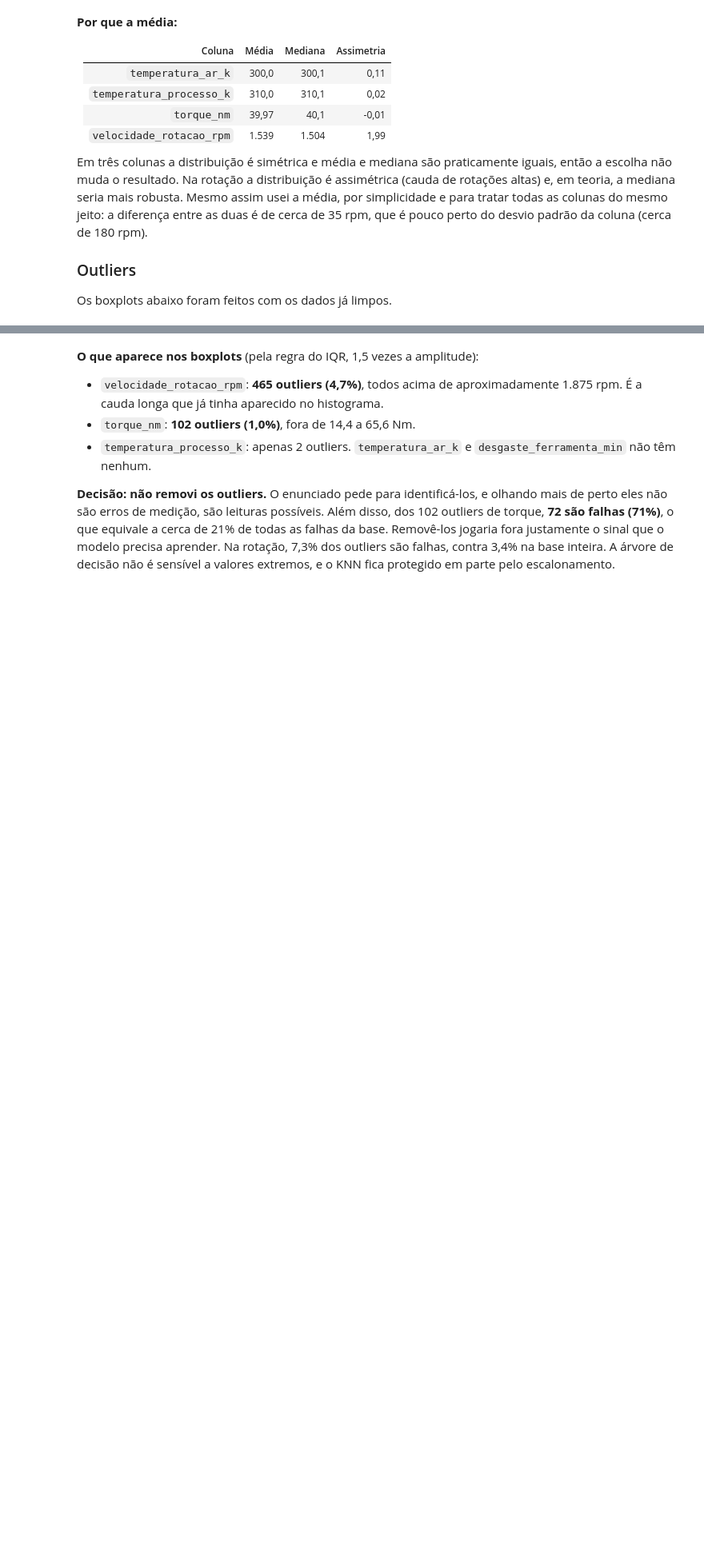
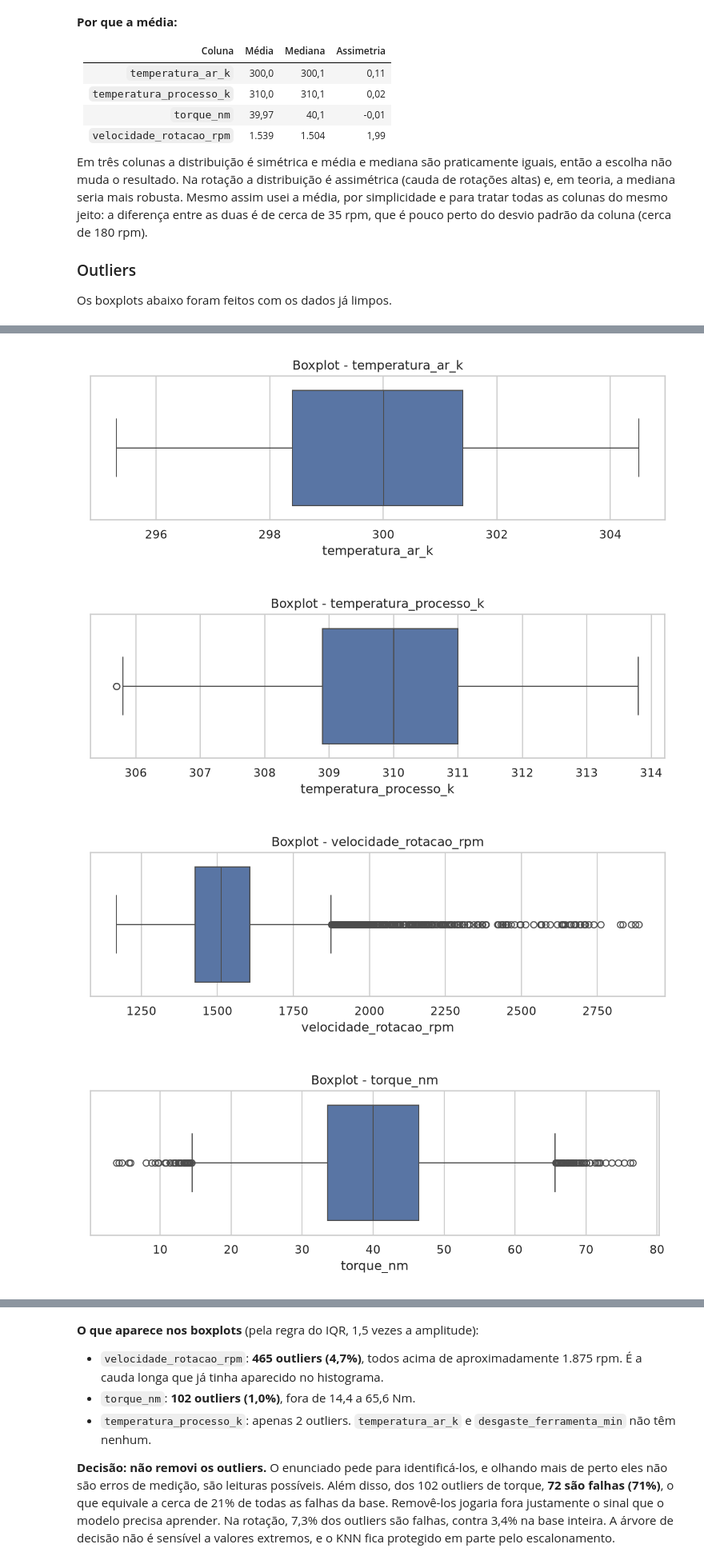
Before and after one commit to Kunhah/FimDaqueleModulo, a Jupyter notebook: manutencao_preditiva.ipynb, the cells around one changed output, grey strips where cells are left out. Shown at 80% size. Saved outputs shown, nothing was run; the diff lists cells and outputs as text; code cells hidden in the pictures; blank space fills up the shorter version.

```diff
--- a/manutencao_preditiva.ipynb
+++ b/manutencao_preditiva.ipynb
@@ -161,0 +163,9 @@ plotar_boxplots(df_limpo)
+# %%
+plotar_boxplots(df_limpo)
+for coluna in COLUNAS:
+    mostrar(f'boxplot_{coluna}')
+# %% [output]
+[figure, added]
+[figure, added]
+[figure, added]
+[figure, added]
```
Also changed, not shown: parts of 21 cells of this notebook.
